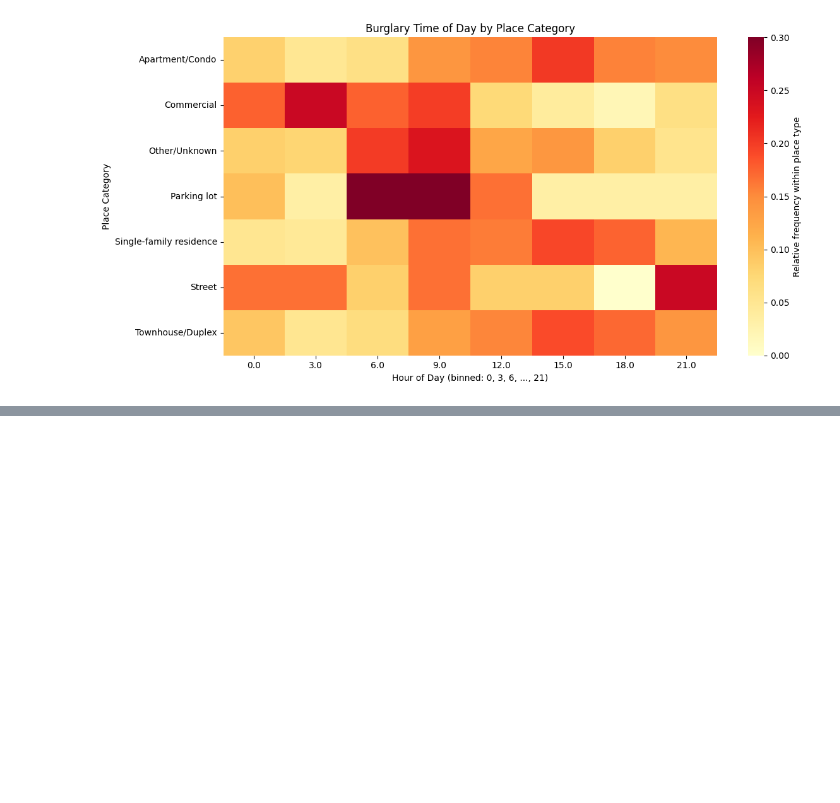
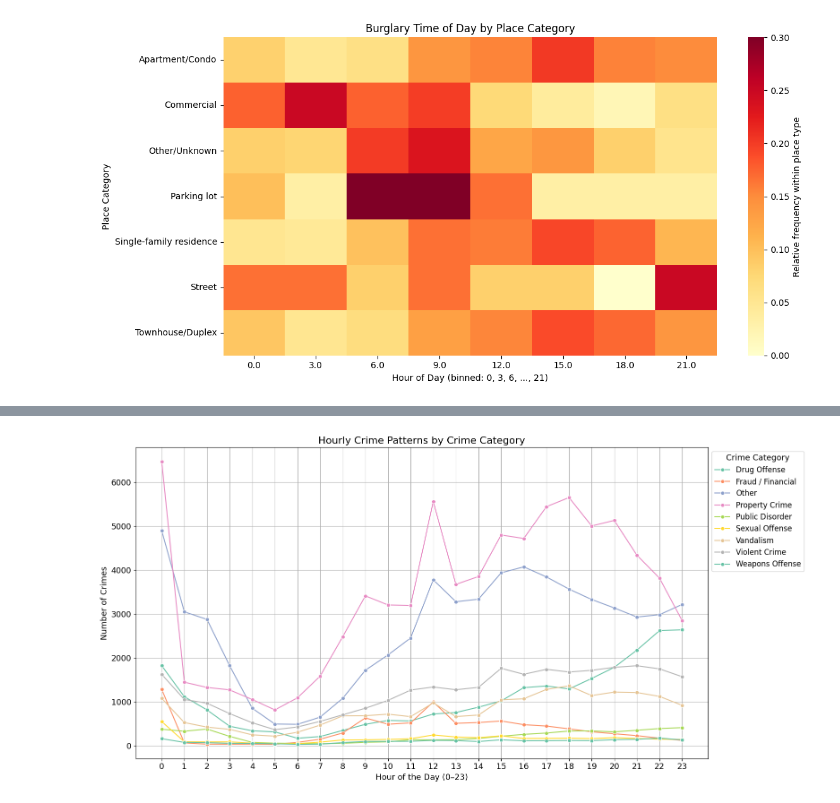
Before and after one commit to koshalaGit/CI7340_cw1, a Jupyter notebook: CW1.ipynb, the cells around one changed output, grey strips where cells are left out. Saved outputs shown, nothing was run; the diff lists cells and outputs as text; code cells hidden in the pictures; blank space fills up the shorter version.

```diff
--- a/CW1.ipynb
+++ b/CW1.ipynb
@@ -578,0 +684,79 @@ Passing `palette` without assigning `hue` is deprecated and will be removed in v
+# %%
+# ==============================
+# RQ8: Which crime types occur most frequently at specific places and streets, and how does time influence this?
+# ==============================
+
+print("RQ8: Which crime types occur most frequently at specific places and streets, and how does time influence this?")
+print("H: Property crimes occur most frequently at evening and nighttime hours on streets")
+
+print("RQ8: Visualization Chart 1")
+
+q8_df = q7_df.copy()
+
+# convert Start Date/Time column into datetime to extract hour later
+q8_df["Start_Date_Time"] = pd.to_datetime(q8_df["Start_Date_Time"], format="%m/%d/%Y %I:%M:%S %p", errors="coerce")
+
+# extract hour of the day (0–23)
+q8_df["Hour"] = q8_df["Start_Date_Time"].dt.hour
+
+# set SecondaryCrime values from Crime Name 2
+q8_df['SecondaryCrime'] = q8_df['Crime Name2']
+
+# clean Secondary Crime column (remove null entries)
+q8_df = q8_df[q8_df["SecondaryCrime"].notnull()]
+
+# remove not applicable crimes types
+q8_df = q8_df[~q8_df['PrimaryCrime'].isin(['Not a Crime', 'Other'])]
+
+# function to categorize secondary crime based on crime types
+def categorize_secondary_crime(crime):
+
+    crime = crime.lower()
+
+    if "theft" in crime or "larceny" in crime or "burglary" in crime:
+        return "Property Crime"
+    if "assault" in crime or "robbery" in crime or "homicide" in crime:
+        return "Violent Crime"
+    if "drug" in crime or "narcotic" in crime:
+        return "Drug Offense"
+    if "fraud" in crime or "forgery" in crime or "embezzlement" in crime:
+        return "Fraud / Financial"
+    if "sexual" in crime or "rape" in crime or "fondling" in crime or "sodomy" in crime:
+        return "Sexual Offense"
+    if "vandalism" in crime or "damage" in crime:
+        return "Vandalism"
+    if "weapon" in crime:
+        return "Weapons Offense"
+    if "dui" in crime or "drunkenness" in crime or "disorderly" in crime:
+        return "Public Disorder"
+    return "Other"
+
+q8_df["CrimeCategory"] = q8_df["SecondaryCrime"].apply(categorize_secondary_crime)
+
+# grouping by Crime Category column data and getting the count
+hourly_crime_pattern = q8_df.groupby(["Hour", "CrimeCategory"]).size().reset_index(name="CrimeCount")
+
+plt.figure(figsize=(16,8))
+
+plt.tick_params(axis='both', labelsize=13)
+
+# Seaborn lineplot
+sns.lineplot(
+    data=hourly_crime_pattern,
+    x="Hour",
+    y="CrimeCount",
+    hue="CrimeCategory",
+    palette = "Set2",
+    marker="o"
+)
+
+plt.title("Hourly Crime Patterns by Crime Category", fontsize=16)
+plt.xlabel("Hour of the Day (0–23)", fontsize=13)
+plt.ylabel("Number of Crimes", fontsize=13)
+plt.xticks(range(0, 24))
+plt.grid(True)
+plt.legend(title="Crime Category", bbox_to_anchor=(1, 1), loc='upper left', title_fontsize=13, fontsize=12)
+plt.tight_layout()
+
+plt.show()
+# %% [output]
@@ -578,0 +766 @@ Passing `palette` without assigning `hue` is deprecated and will be removed in v
+[figure, added]
```
Also changed, not shown: parts of 5 cells of this notebook, 1 other file.
